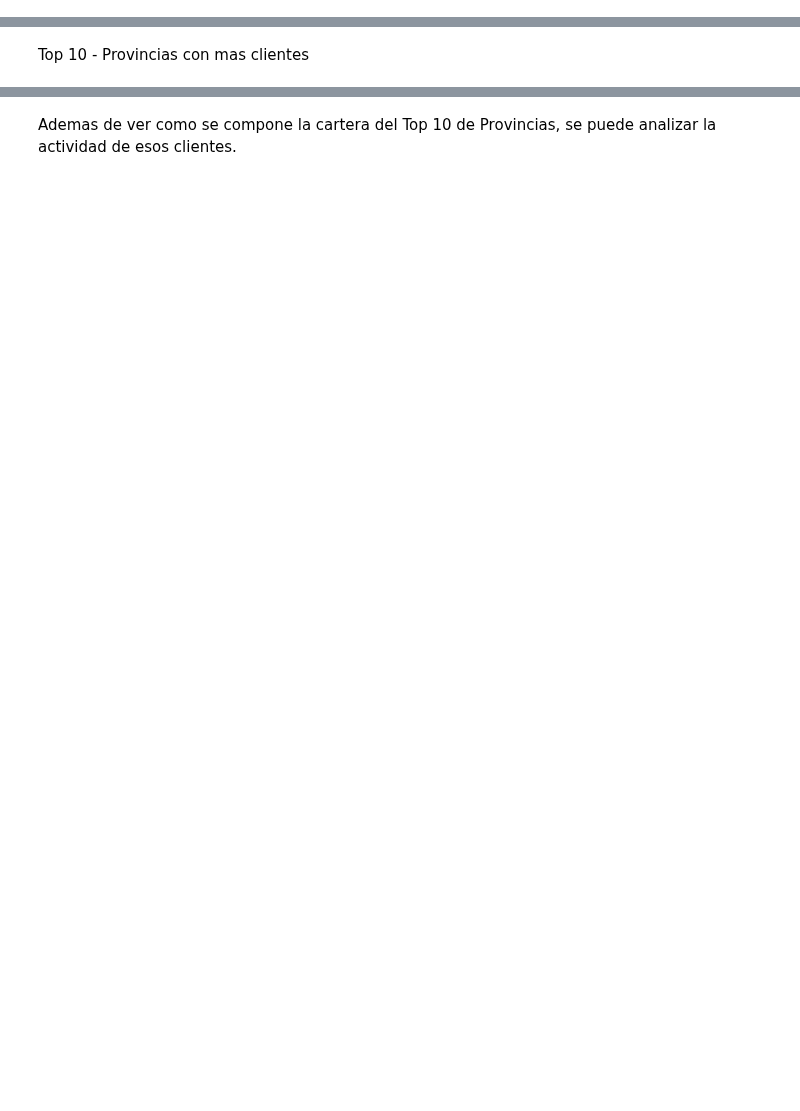
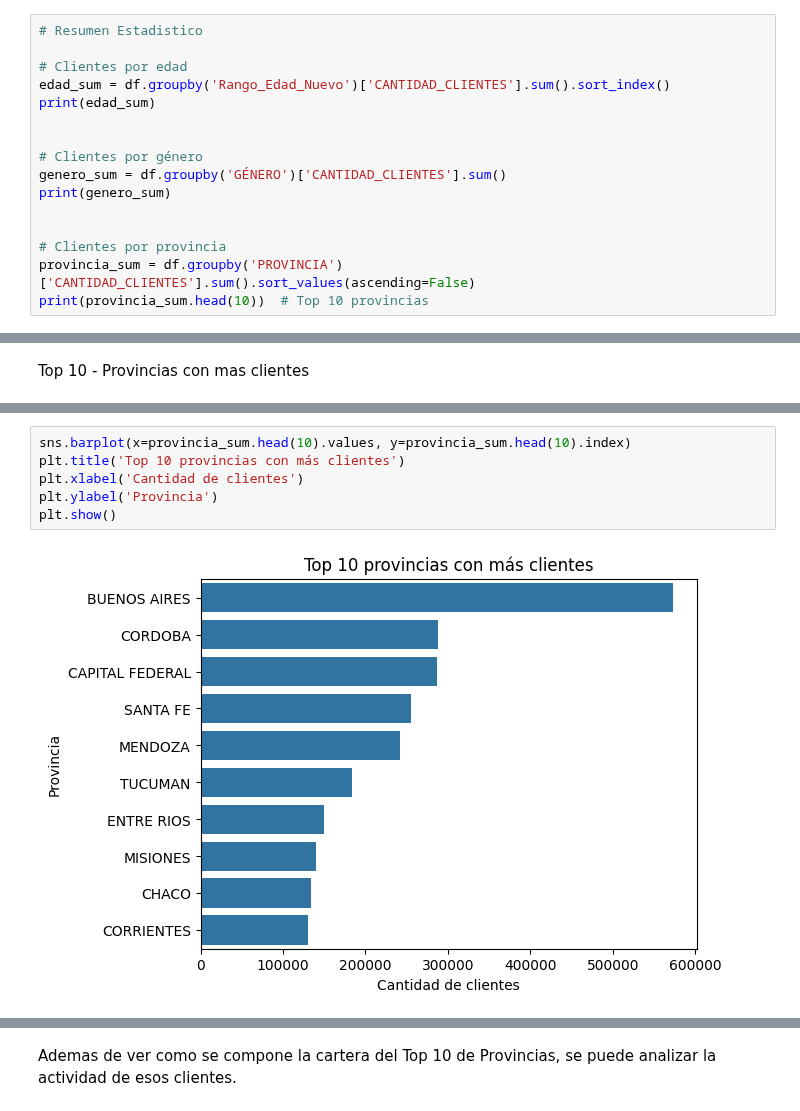
Before and after one commit to chiaravanin/CursoCoder, a Jupyter notebook: ProyectoDS_PArteIVANIN.ipynb, the cells around one changed output, grey strips where cells are left out. Saved outputs shown, nothing was run; the diff lists cells and outputs as text; blank space fills up the shorter version.

```diff
--- a/ProyectoDS_PArteIVANIN.ipynb
+++ b/ProyectoDS_PArteIVANIN.ipynb
@@ -174,0 +283,16 @@ dtype: int64
+# %%
+# Resumen Estadistico
+
+# Clientes por edad
+edad_sum = df.groupby('Rango_Edad_Nuevo')['CANTIDAD_CLIENTES'].sum().sort_index()
+print(edad_sum)
+
+
+# Clientes por género
+genero_sum = df.groupby('GÉNERO')['CANTIDAD_CLIENTES'].sum()
+print(genero_sum)
+
+
+# Clientes por provincia
+provincia_sum = df.groupby('PROVINCIA')['CANTIDAD_CLIENTES'].sum().sort_values(ascending=False)
+print(provincia_sum.head(10))  # Top 10 provincias
@@ -277,0 +399,8 @@ plt.show()
+# %%
+sns.barplot(x=provincia_sum.head(10).values, y=provincia_sum.head(10).index)
+plt.title('Top 10 provincias con más clientes')
+plt.xlabel('Cantidad de clientes')
+plt.ylabel('Provincia')
+plt.show()
+# %% [output]
+[figure, added]
```
Also changed, not shown: parts of 18 cells of this notebook.
